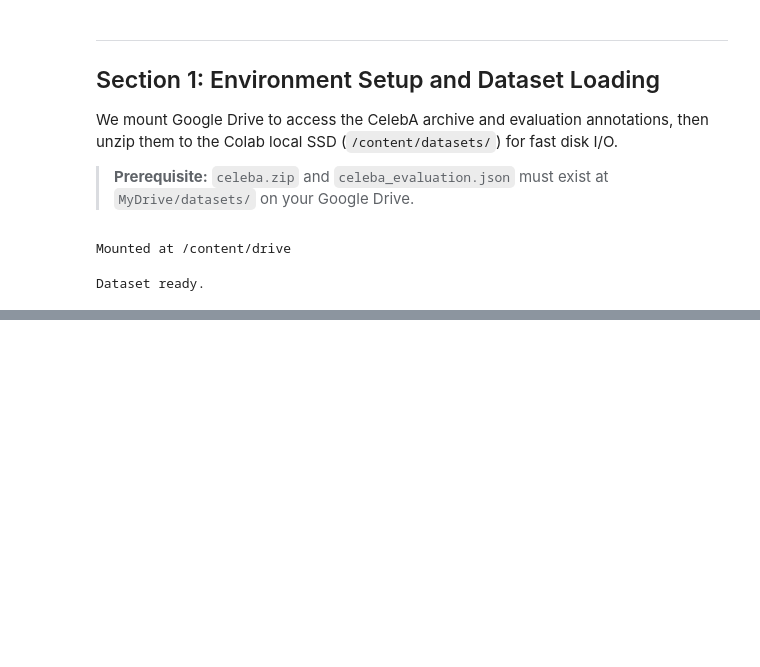
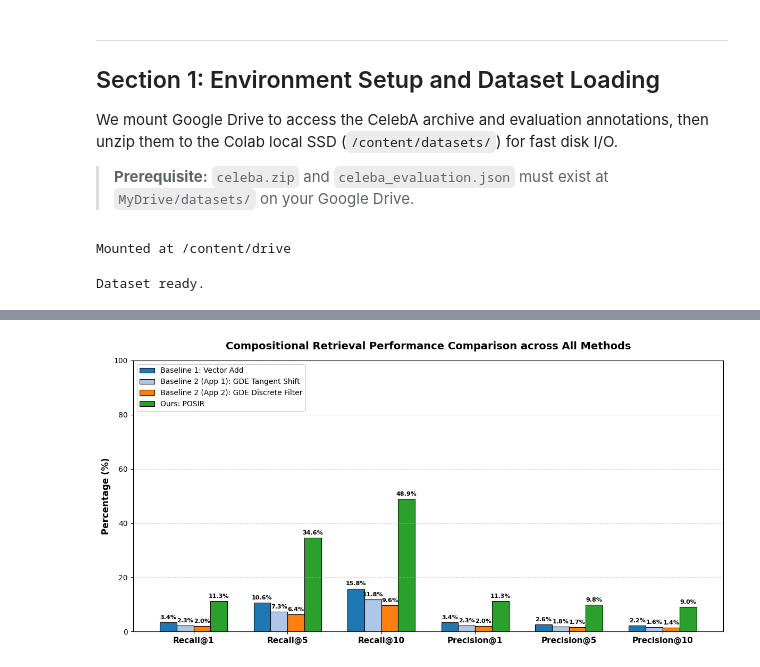
Before and after one commit to QuanNguyenCS/Deep-Learning-Assignment, a Jupyter notebook: Report_Notebook.ipynb, the cells around one changed output, grey strips where cells are left out. Cells and saved outputs as stored; diff of their text form; code cells hidden in the pictures; blank space fills up the shorter version.

```diff
--- a/Report_Notebook.ipynb
+++ b/Report_Notebook.ipynb
@@ -817,0 +852,4 @@ Our method consistently outperforms both baselines across all metrics.
+# %%
+print('Running Baseline 2 Approach 2: Discrete Attribute Filtering...')
+b2_a2_means, b2_a2_stds = run_baseline2_a2(annotations, E_test, E_tangent, v_pos_primitives, v_neg_primitives, name_to_idx, device)
+print_metrics('BASELINE 2 Approach 2: Discrete Attribute Filtering', b2_a2_means, b2_a2_stds)
@@ -817,0 +1212,63 @@ Our method consistently outperforms both baselines across all metrics.
+# %%
+def plot_comparison_chart(
+    b1_means: Tuple[float, ...],
+    b2_a1_means: Tuple[float, ...],
+    b2_a2_means: Tuple[float, ...],
+    posir_means: Tuple[float, ...]
+) -> None:
+    """
+    Generate and save a bar chart comparing performance metrics across all methods.
+
+    Args:
+        b1_means (Tuple[float, ...]): Baseline 1 mean performance metrics.
+        b2_a1_means (Tuple[float, ...]): Baseline 2 Approach 1 mean performance metrics.
+        b2_a2_means (Tuple[float, ...]): Baseline 2 Approach 2 mean performance metrics.
+        posir_means (Tuple[float, ...]): POSIR mean performance metrics.
+    """
+    methods = [
+        "Baseline 1: Vector Add",
+        "Baseline 2 (App 1): GDE Tangent Shift",
+        "Baseline 2 (App 2): GDE Discrete Filter",
+        "Ours: POSIR"
+    ]
+    metric_labels = ["Recall@1", "Recall@5", "Recall@10", "Precision@1", "Precision@5", "Precision@10"]
+
+    b1_vals = [x * 100 for x in b1_means]
+    b2_a1_vals = [x * 100 for x in b2_a1_means]
+    b2_a2_vals = [x * 100 for x in b2_a2_means]
+    posir_vals = [x * 100 for x in posir_means]
+
+    data = np.array([b1_vals, b2_a1_vals, b2_a2_vals, posir_vals])
+
+    x = np.arange(len(metric_labels))
+    width = 0.18
+
+    fig, ax = plt.subplots(figsize=(12, 6))
+    colors = ["#1f77b4", "#aec7e8", "#ff7f0e", "#2ca02c"]
+
+    for i in range(len(methods)):
+        bars = ax.bar(x + (i - 1.5) * width, data[i], width, label=methods[i], color=colors[i], edgecolor='black', linewidth=0.8)
+        for bar in bars:
+            height = bar.get_height()
+            if height > 0.05:
+                ax.annotate(f'{height:.1f}%',
+                            xy=(bar.get_x() + bar.get_width() / 2, height),
+                            xytext=(0, 3),
+                            textcoords="offset points",
+                            ha='center', va='bottom', fontsize=8, fontweight='semibold')
+
+    ax.set_ylabel('Percentage (%)', fontsize=12, fontweight='bold')
+    ax.set_title('Compositional Retrieval Performance Comparison across All Methods', fontsize=14, fontweight='bold', pad=15)
+    ax.set_xticks(x)
+    ax.set_xticklabels(metric_labels, fontsize=11, fontweight='bold')
+    ax.set_ylim(0, max(data.max() * 1.15, 100))
+    ax.grid(axis='y', linestyle='--', alpha=0.5)
+    ax.legend(frameon=True, facecolor='white', framealpha=0.9, loc='upper left', fontsize=10)
+    plt.tight_layout()
+    plt.savefig('/content/method_comparison_chart.png', dpi=120, bbox_inches='tight')
+    plt.show()
+
+
+plot_comparison_chart(b1_means, b2_a1_means, b2_a2_means, posir_means)
+# %% [output]
+[figure, added]
```
Also changed, not shown: parts of 58 cells of this notebook, 14 other files.
